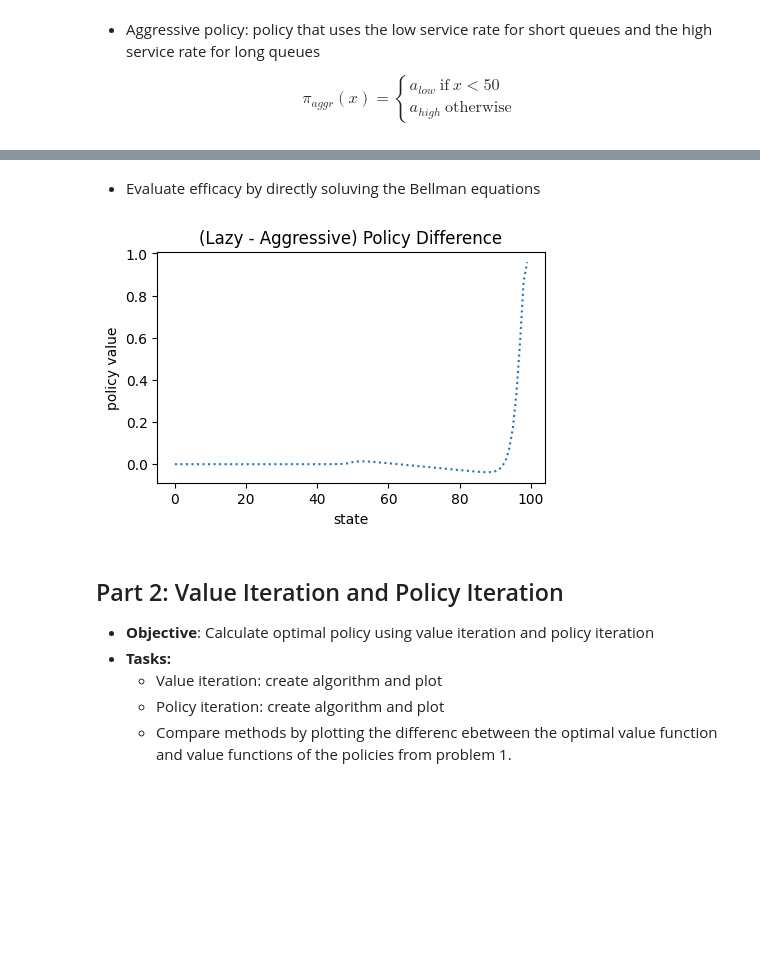
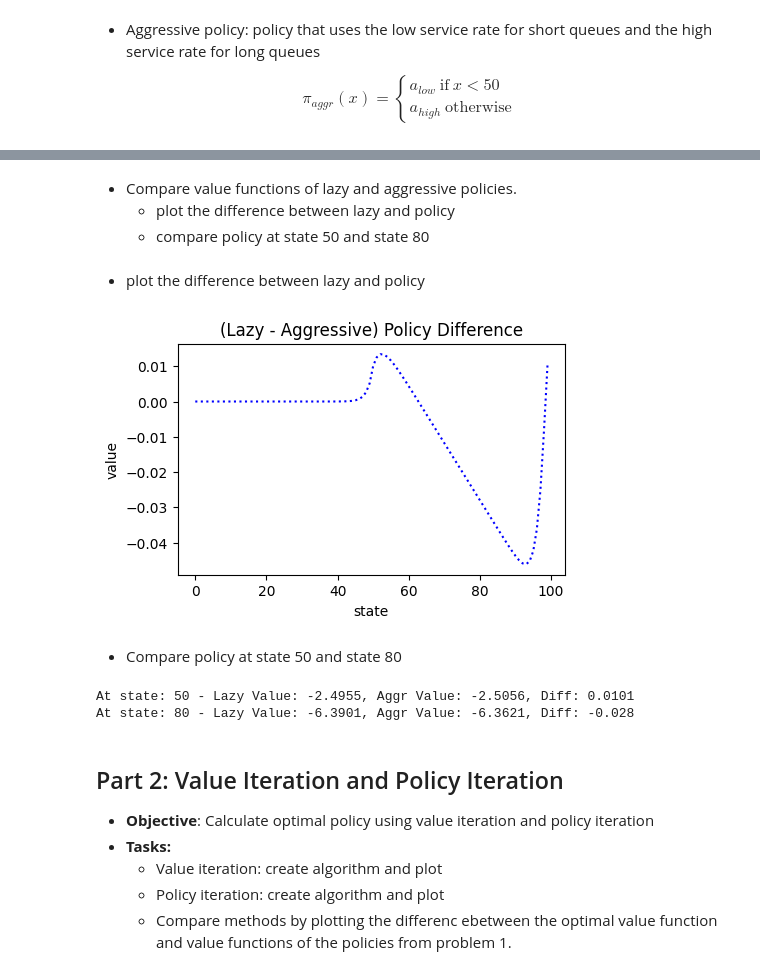
Before and after one commit to claricemottet/RL_HW, a Jupyter notebook: RL_HW1_MottetC.ipynb, the cells around one changed output, grey strips where cells are left out. Cells and saved outputs as stored; diff of their text form; code cells hidden in the pictures; blank space fills up the shorter version.

```diff
--- a/RL_HW1_MottetC.ipynb
+++ b/RL_HW1_MottetC.ipynb
@@ -148,8 +137,7 @@ def value_under_policy(pi):
     X = np.size(P,1)
     V_pi = np.zeros((X))
 
-    # P_pi = transition_under_policy(pi)
-    P_pi = transition(pi)
+    P_pi = transition_under_policy(pi)
     # V_pi = np.linalg.solve((np.eye(X) - GAMMA*P_pi),r) #solves linear system V_pi = r_pi + gamma*P_pi*V_pi
     V_pi = np.linalg.inv(np.eye(X) - GAMMA*P_pi).dot(r)
     return V_pi
@@ -162,11 +150,11 @@ def next_state(state_val, action_ind):
     net_t = increment_t - decrement_t
     return min(N_MAX-1, max(state_val + net_t, 0))
 
-def plot_value_under_policy(V_pi, title):
+def plot_results(data, x_title, y_title, title, color):
     plt.figure(figsize=(5, 3))
-    plt.plot(V_pi, linestyle = 'dotted')
-    plt.xlabel('state')
-    plt.ylabel('policy value')
+    plt.plot(data, linestyle = 'dotted', color = color)
+    plt.xlabel(x_title)
+    plt.ylabel(y_title)
     plt.title(title)
     plt.show()
 # %% [markdown]
@@ -236,13 +219,32 @@ plot_value_under_policy(V_pi_aggr, "Aggressive Policy Implementation")
-# %% [markdown]
-- Evaluate efficacy by directly soluving the Bellman equations
+# %% [markdown]
+- Compare value functions of lazy and aggressive policies.
+    - plot the difference between lazy and policy
+    - compare policy at state 50 and state 80
+# %% [markdown]
+- plot the difference between lazy and policy
 # %%
+#plot of the difference
+
 V_pi_diff = np.zeros(N_MAX)
 for x in range(0, N_MAX):
     V_pi_diff[x] = V_pi_lazy[x] - V_pi_aggr[x]
 
-plot_value_under_policy(V_pi_diff, "(Lazy - Aggressive) Policy Difference")
+plot_results(V_pi_diff, 'state', 'value', '(Lazy - Aggressive) Policy Difference', 'blue')
 # %% [output]
-[figure, old version]
+[figure, new version]
+# %% [markdown]
+- Compare policy at state 50 and state 80
+# %%
+state = 50
+
+print(f'At state: {state} - Lazy Value: {V_pi_lazy[state].round(4)}, Aggr Value: {V_pi_aggr[state].round(4)}, Diff: {V_pi_diff[state].round(4)}')
+
+state = 80
+
+print(f'At state: {state} - Lazy Value: {V_pi_lazy[state].round(4)}, Aggr Value: {V_pi_aggr[state].round(4)}, Diff: {V_pi_diff[state].round(4)}')
+# %% [output]
+At state: 50 - Lazy Value: -2.4955, Aggr Value: -2.5056, Diff: 0.0101
+At state: 80 - Lazy Value: -6.3901, Aggr Value: -6.3621, Diff: -0.028
 # %% [markdown]
 ## <a id='part2'>Part 2: Value Iteration and Policy Iteration</a>
 - **Objective**: Calculate optimal policy using value iteration and policy iteration
```
Also changed, not shown: parts of 8 cells of this notebook.
